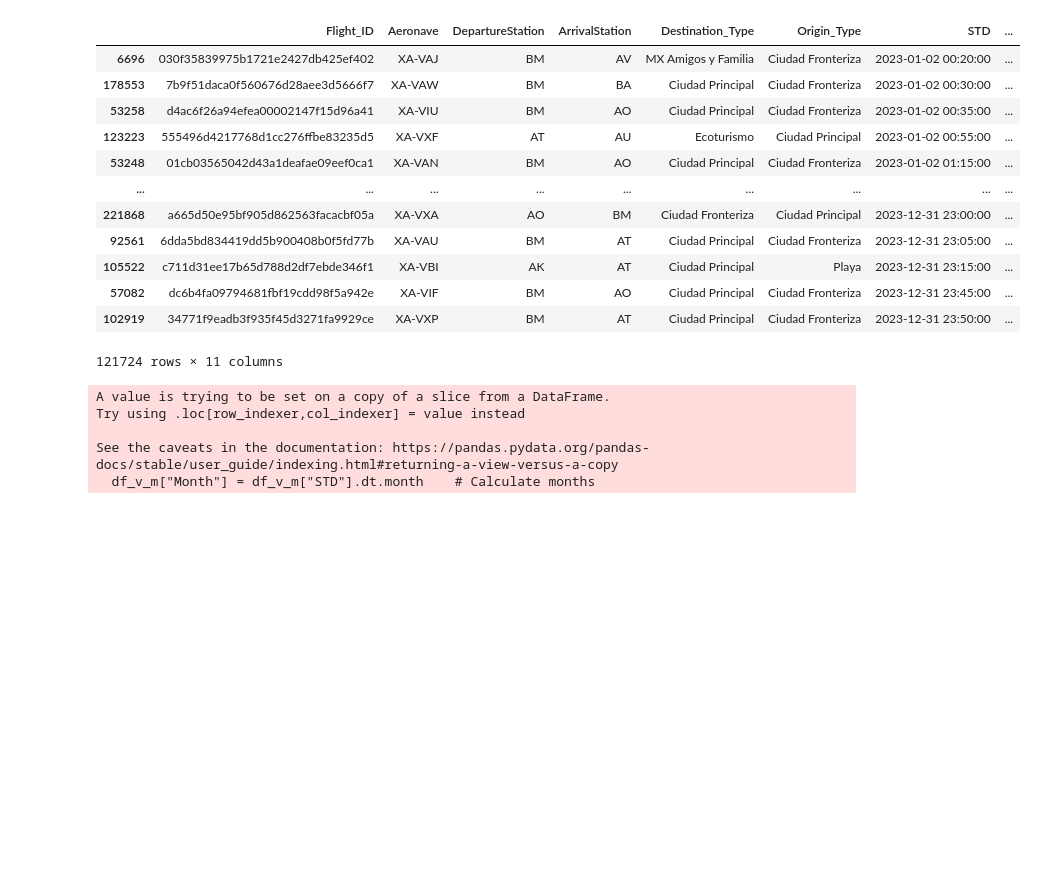
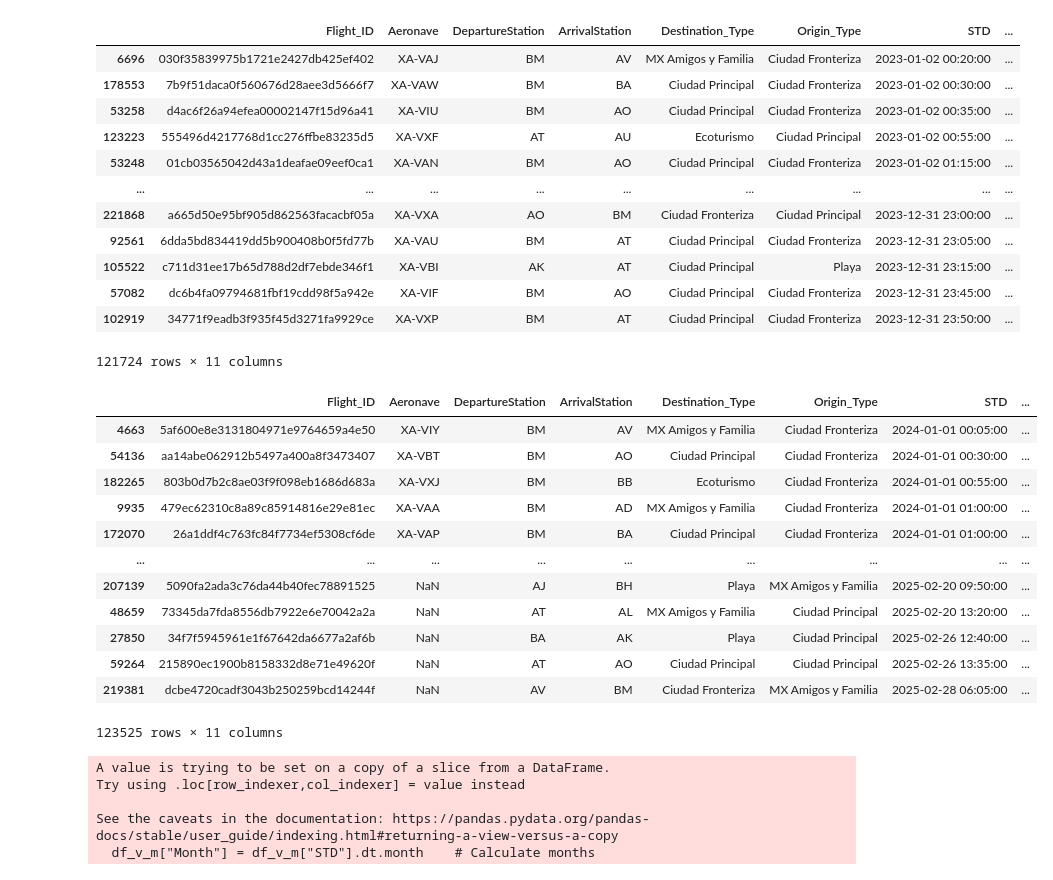
Before and after one commit to alvaronieto02/Datathon-Viva-Aerobus-Milonga, a Jupyter notebook: Missael/test0.ipynb, the cells around one changed output. Saved outputs shown, nothing was run; the diff lists cells and outputs as text; code cells hidden in the pictures; blank space fills up the shorter version.

Commit message:
Final dataframe structure

```diff
--- a/Missael/test0.ipynb
+++ b/Missael/test0.ipynb
@@ -30,6 +30,23 @@ display(df_vuelos_2)
 | 57082 | dc6b4fa09794681fbf19cdd98f5a942e | XA-VIF | BM | AO | Ciudad Principal | Ciudad Fronteriza | 2023-12-31 23:45:00 | ... |
 | 102919 | 34771f9eadb3f935f45d3271fa9929ce | XA-VXP | BM | AT | Ciudad Principal | Ciudad Fronteriza | 2023-12-31 23:50:00 | ... |
 121724 rows × 11 columns
+# %%
+df_vuelos_3 = df_vuelos[ df_vuelos["Passengers"].isna() ]
+display(df_vuelos_3)
+# %% [output]
+|  | Flight_ID | Aeronave | DepartureStation | ArrivalStation | Destination_Type | Origin_Type | STD | ... |
+| 4663 | 5af600e8e3131804971e9764659a4e50 | XA-VIY | BM | AV | MX Amigos y Familia | Ciudad Fronteriza | 2024-01-01 00:05:00 | ... |
+| 54136 | aa14abe062912b5497a400a8f3473407 | XA-VBT | BM | AO | Ciudad Principal | Ciudad Fronteriza | 2024-01-01 00:30:00 | ... |
+| 182265 | 803b0d7b2c8ae03f9f098eb1686d683a | XA-VXJ | BM | BB | Ecoturismo | Ciudad Fronteriza | 2024-01-01 00:55:00 | ... |
+| 9935 | 479ec62310c8a89c85914816e29e81ec | XA-VAA | BM | AD | MX Amigos y Familia | Ciudad Fronteriza | 2024-01-01 01:00:00 | ... |
+| 172070 | 26a1ddf4c763fc84f7734ef5308cf6de | XA-VAP | BM | BA | Ciudad Principal | Ciudad Fronteriza | 2024-01-01 01:00:00 | ... |
+| ... | ... | ... | ... | ... | ... | ... | ... | ... |
+| 207139 | 5090fa2ada3c76da44b40fec78891525 | NaN | AJ | BH | Playa | MX Amigos y Familia | 2025-02-20 09:50:00 | ... |
+| 48659 | 73345da7fda8556db7922e6e70042a2a | NaN | AT | AL | MX Amigos y Familia | Ciudad Principal | 2025-02-20 13:20:00 | ... |
+| 27850 | 34f7f5945961e1f67642da6677a2af6b | NaN | BA | AK | Playa | Ciudad Principal | 2025-02-26 12:40:00 | ... |
+| 59264 | 215890ec1900b8158332d8e71e49620f | NaN | AT | AO | Ciudad Principal | Ciudad Principal | 2025-02-26 13:35:00 | ... |
+| 219381 | dcbe4720cadf3043b250259bcd14244f | NaN | AV | BM | Ciudad Fronteriza | MX Amigos y Familia | 2025-02-28 06:05:00 | ... |
+123525 rows × 11 columns
 # %%
 # Calculate average number of Passengers and Bookings each month
 df_v_m = df_vuelos_1
```
Also changed, not shown: parts of 5 cells of this notebook.
